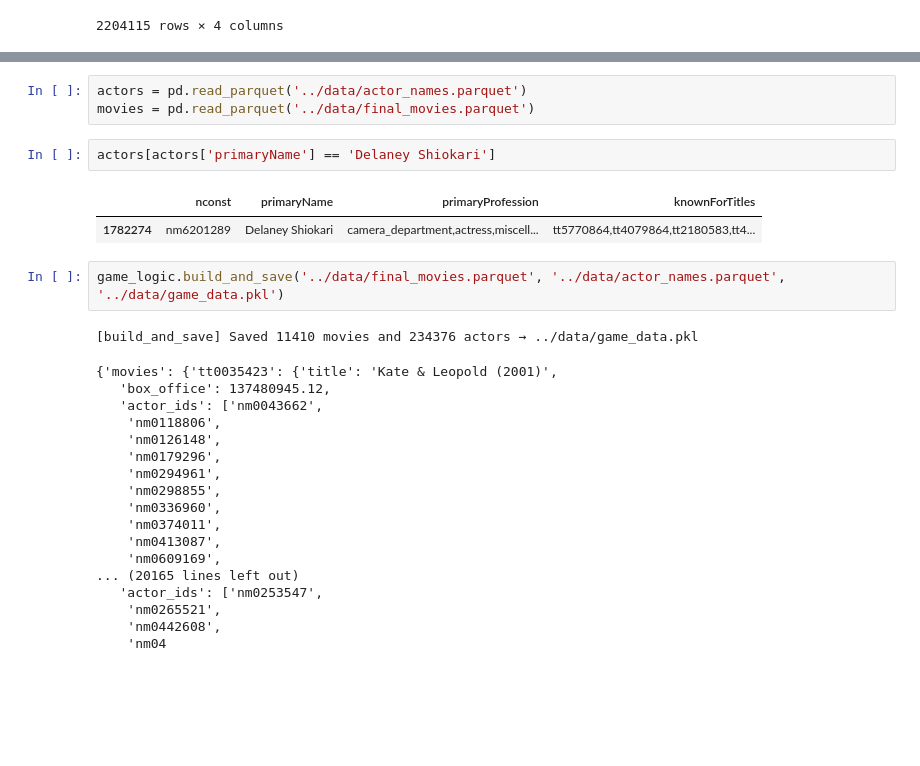
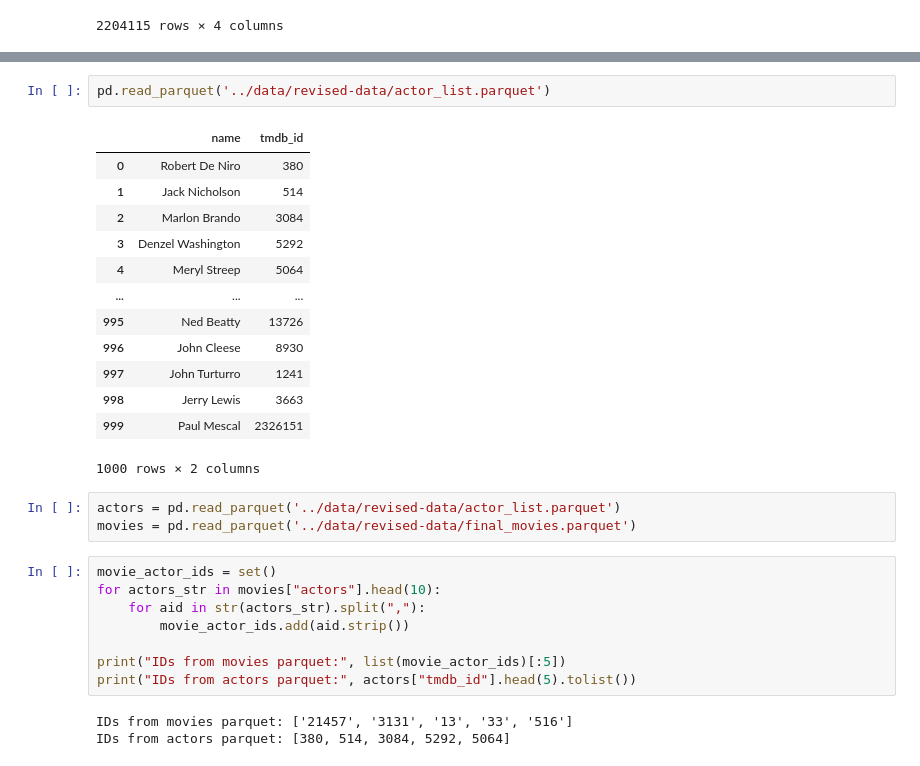
Before and after one commit to Shilord/Data515_MediaAnalysis_FinalProj, a Jupyter notebook: game_logic/testing.ipynb, the cells around one changed output, grey strips where cells are left out. Cells and saved outputs as stored; diff of their text form; blank space fills up the shorter version.

```diff
--- a/game_logic/testing.ipynb
+++ b/game_logic/testing.ipynb
@@ -46,29 +62,30 @@ pd.read_parquet('../data/actor_names.parquet')
+# %%
+pd.read_parquet('../data/revised-data/actor_list.parquet')
+# %% [output]
+|  | name | tmdb_id |
+| 0 | Robert De Niro | 380 |
+| 1 | Jack Nicholson | 514 |
+| 2 | Marlon Brando | 3084 |
+| 3 | Denzel Washington | 5292 |
+| 4 | Meryl Streep | 5064 |
+| ... | ... | ... |
+| 995 | Ned Beatty | 13726 |
+| 996 | John Cleese | 8930 |
+| 997 | John Turturro | 1241 |
+| 998 | Jerry Lewis | 3663 |
+| 999 | Paul Mescal | 2326151 |
+1000 rows × 2 columns
 # %%
-actors = pd.read_parquet('../data/actor_names.parquet')
-movies = pd.read_parquet('../data/final_movies.parquet')
+actors = pd.read_parquet('../data/revised-data/actor_list.parquet')
+movies = pd.read_parquet('../data/revised-data/final_movies.parquet')
-# %%
-actors[actors['primaryName'] == 'Delaney Shiokari']
-# %% [output]
-|  | nconst | primaryName | primaryProfession | knownForTitles |
-| 1782274 | nm6201289 | Delaney Shiokari | camera_department,actress,miscell... | tt5770864,tt4079864,tt2180583,tt4... |
-# %%
-game_logic.build_and_save('../data/final_movies.parquet', '../data/actor_names.parquet', '../data/game_data.pkl')
-# %% [output]
-[build_and_save] Saved 11410 movies and 234376 actors → ../data/game_data.pkl
-{'movies': {'tt0035423': {'title': 'Kate & Leopold (2001)',
-   'box_office': 137480945.12,
-   'actor_ids': ['nm0043662',
-    'nm0118806',
-    'nm0126148',
-    'nm0179296',
-    'nm0294961',
-    'nm0298855',
-    'nm0336960',
-    'nm0374011',
-    'nm0413087',
-    'nm0609169',
-... (20165 lines left out)
-   'actor_ids': ['nm0253547',
-    'nm0265521',
-    'nm0442608',
-    'nm04
+# %%
+movie_actor_ids = set()
+for actors_str in movies["actors"].head(10):
+    for aid in str(actors_str).split(","):
+        movie_actor_ids.add(aid.strip())
+
+print("IDs from movies parquet:", list(movie_actor_ids)[:5])
+print("IDs from actors parquet:", actors["tmdb_id"].head(5).tolist())
+# %% [output]
+IDs from movies parquet: ['21457', '3131', '13', '33', '516']
+IDs from actors parquet: [380, 514, 3084, 5292, 5064]
```
Also changed, not shown: parts of 7 cells of this notebook, 3 other files.
